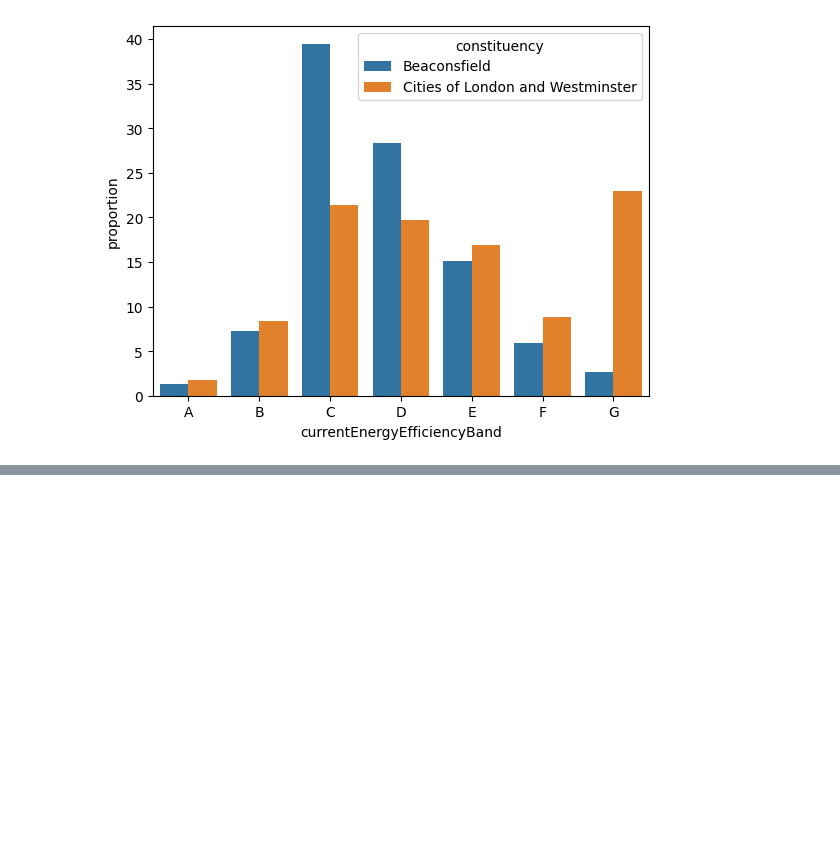
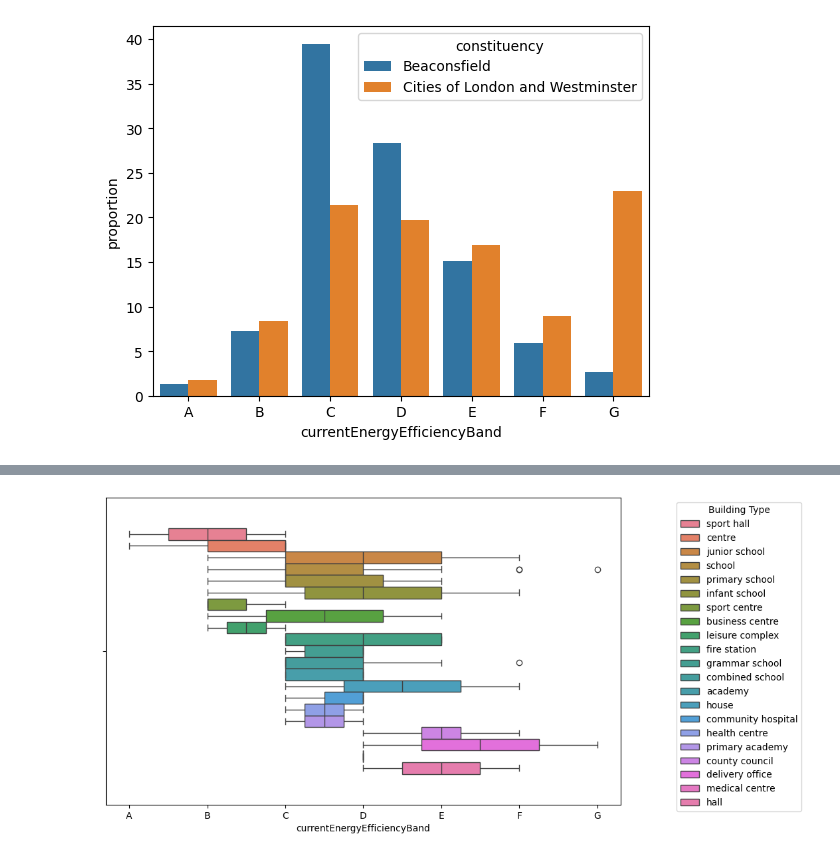
Before and after one commit to WillUniRal/Energy-Ai-consumptions, a Jupyter notebook: setup.ipynb, the cells around one changed output, grey strips where cells are left out. Cells and saved outputs as stored; diff of their text form; code cells hidden in the pictures; blank space fills up the shorter version.

```diff
--- a/setup.ipynb
+++ b/setup.ipynb
@@ -256,0 +288,9 @@ royal mail -> ORG
+# %%
+import matplotlib.pyplot as plt
+data_dy_frame = data_frame.groupby("BuildingType").filter(lambda x: len(x) > 1)
+plt.figure(figsize=(10, 6))
+sns.boxplot(data=data_dy_frame,hue="BuildingType",x='currentEnergyEfficiencyBand')
+plt.legend(bbox_to_anchor=(1.1, 1), loc='upper left', title="Building Type")
+plt.show()
+# %% [output]
+[figure, added]
```
Also changed, not shown: parts of 17 cells of this notebook, 3 other files.
